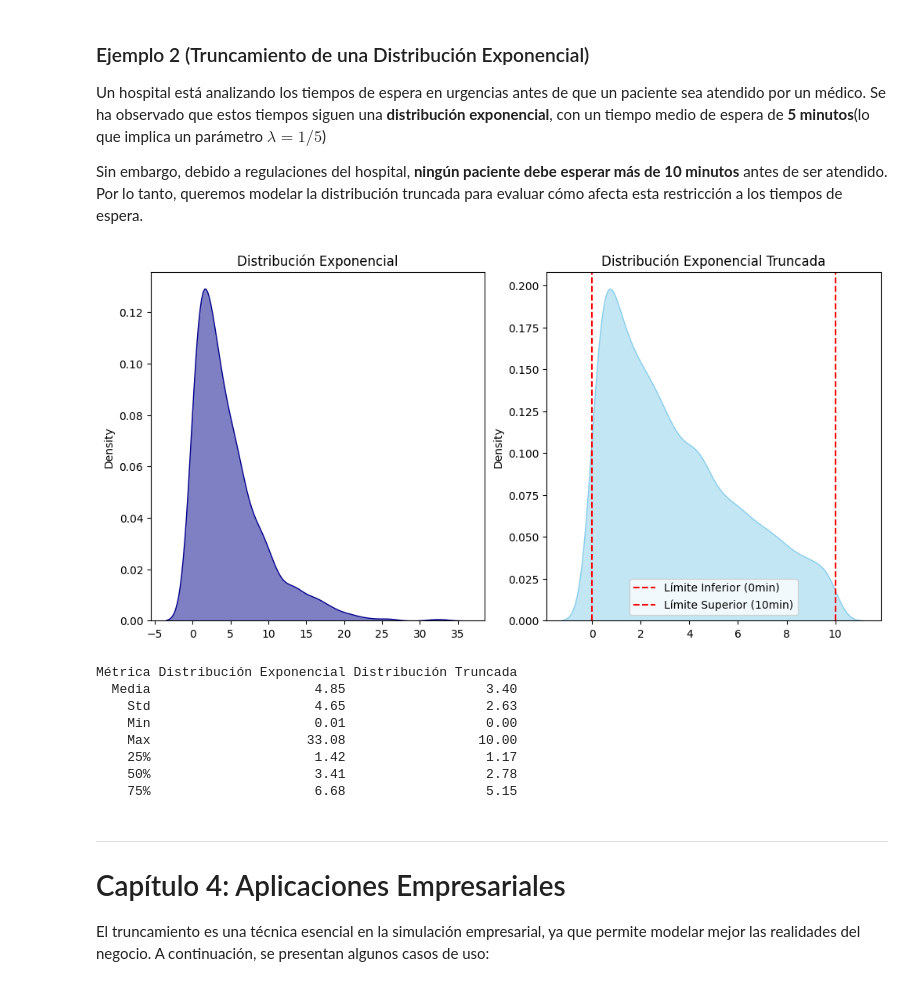
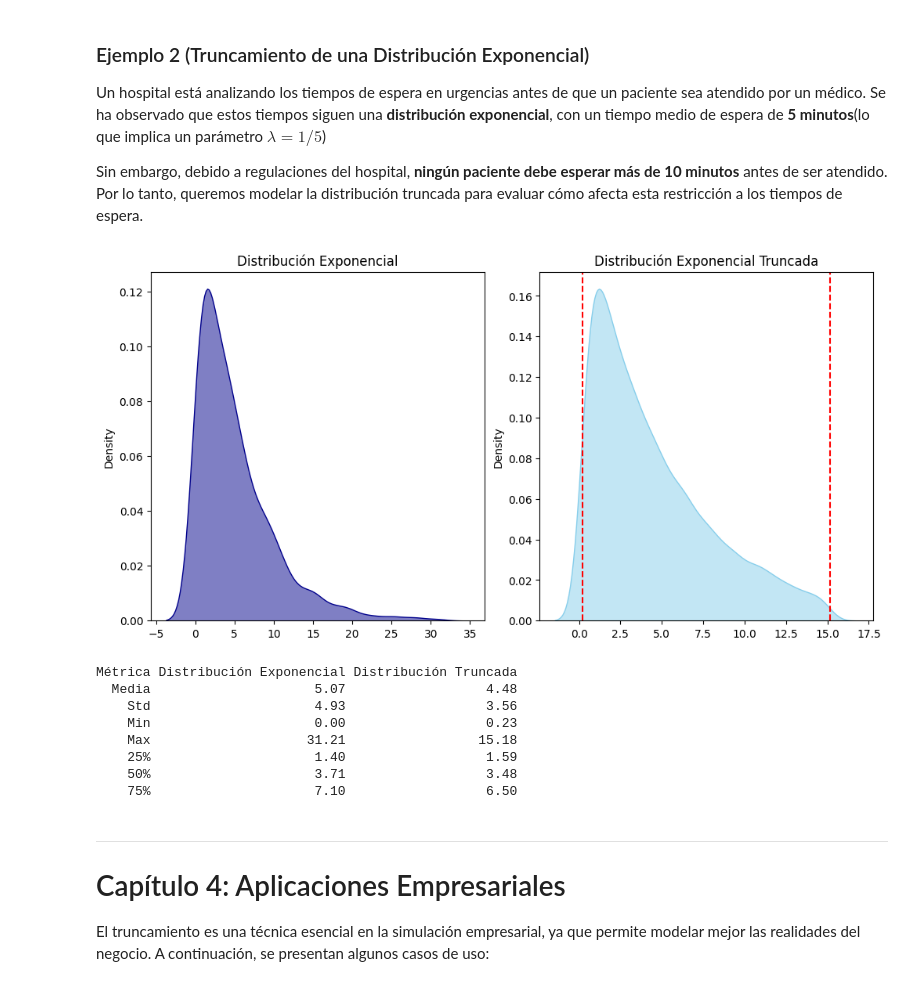
Before and after one commit to Tomaslopera/Truncamiento, a Jupyter notebook: Truncamiento.ipynb, the cells around one changed output. Saved outputs shown, nothing was run; the diff lists cells and outputs as text; code cells hidden in the pictures.

```diff
--- a/Truncamiento.ipynb
+++ b/Truncamiento.ipynb
@@ -128,42 +151,44 @@ Sin embargo, debido a regulaciones del hospital, **ningún paciente debe esperar
 # %%
 fig, ax = plt.subplots(nrows=1, ncols=2, figsize=(10, 5), layout='constrained')
 
 lambda_a = 1/5  # Media de 5 minutos
-exp_lower, exp_upper = 0.001, 10 # Límites de truncamiento
 
 # Distribución Exponencial
 exp_a = np.random.exponential(scale=1/lambda_a, size=1000)
 sns.kdeplot(exp_a, color='darkblue', fill=True, alpha=0.5, ax=ax[0])
 ax[0].set_title('Distribución Exponencial')
 
+# Limites de truncamiento con percentiles
+exp_lower = np.percentile(exp_a, 5)
+exp_upper = np.percentile(exp_a, 95)
+
 # Distribución Truncada
 truncated_exp_a = stats.truncexpon(b=(exp_upper-exp_lower)/(1/lambda_a), loc=exp_lower, scale=1/lambda_a).rvs(10000)
 sns.kdeplot(truncated_exp_a, color='skyblue', fill=True, alpha=0.5, ax=ax[1])
 ax[1].set_title('Distribución Exponencial Truncada')
-ax[1].axvline(exp_lower, color='red', linestyle='dashed', label='Límite Inferior (0min)')
-ax[1].axvline(exp_upper, color='red', linestyle='dashed', label='Límite Superior (10min)')
-ax[1].legend()
+ax[1].axvline(exp_lower, color='red', linestyle='dashed')
+ax[1].axvline(exp_upper, color='red', linestyle='dashed')
 
 plt.show()
 
 # Estadísticas descriptivas
 stats_dict_exp = {
     "Métrica": ["Media", "Std", "Min", "Max", "25%", "50%", "75%"],
     "Distribución Exponencial": [np.mean(exp_a), np.std(exp_a), np.min(exp_a), np.max(exp_a),np.percentile(exp_a, 25), np.percentile(exp_a, 50), np.percentile(exp_a, 75)],
     "Distribución Truncada": [np.mean(truncated_exp_a), np.std(truncated_exp_a), np.min(truncated_exp_a), np.max(truncated_exp_a),np.percentile(truncated_exp_a, 25), np.percentile(truncated_exp_a, 50), np.percentile(truncated_exp_a, 75)]
 }
 df_stats_exp = pd.DataFrame(stats_dict_exp)
 print(df_stats_exp.to_string(index=False, formatters={"Distribución Exponencial": "{:.2f}".format, "Distribución Truncada": "{:.2f}".format}))
 # %% [output]
-[figure, old version]
+[figure, new version]
 Métrica Distribución Exponencial Distribución Truncada
-  Media                     4.85                  3.40
-    Std                     4.65                  2.63
-    Min                     0.01                  0.00
-    Max                    33.08                 10.00
-    25%                     1.42                  1.17
-    50%                     3.41                  2.78
-    75%                     6.68                  5.15
+  Media                     5.07                  4.48
+    Std                     4.93                  3.56
+    Min                     0.00                  0.23
+    Max                    31.21                 15.18
+    25%                     1.40                  1.59
+    50%                     3.71                  3.48
+    75%                     7.10                  6.50
 # %% [markdown]
 ---------------------
 
```
Also changed, not shown: parts of 2 cells of this notebook.
